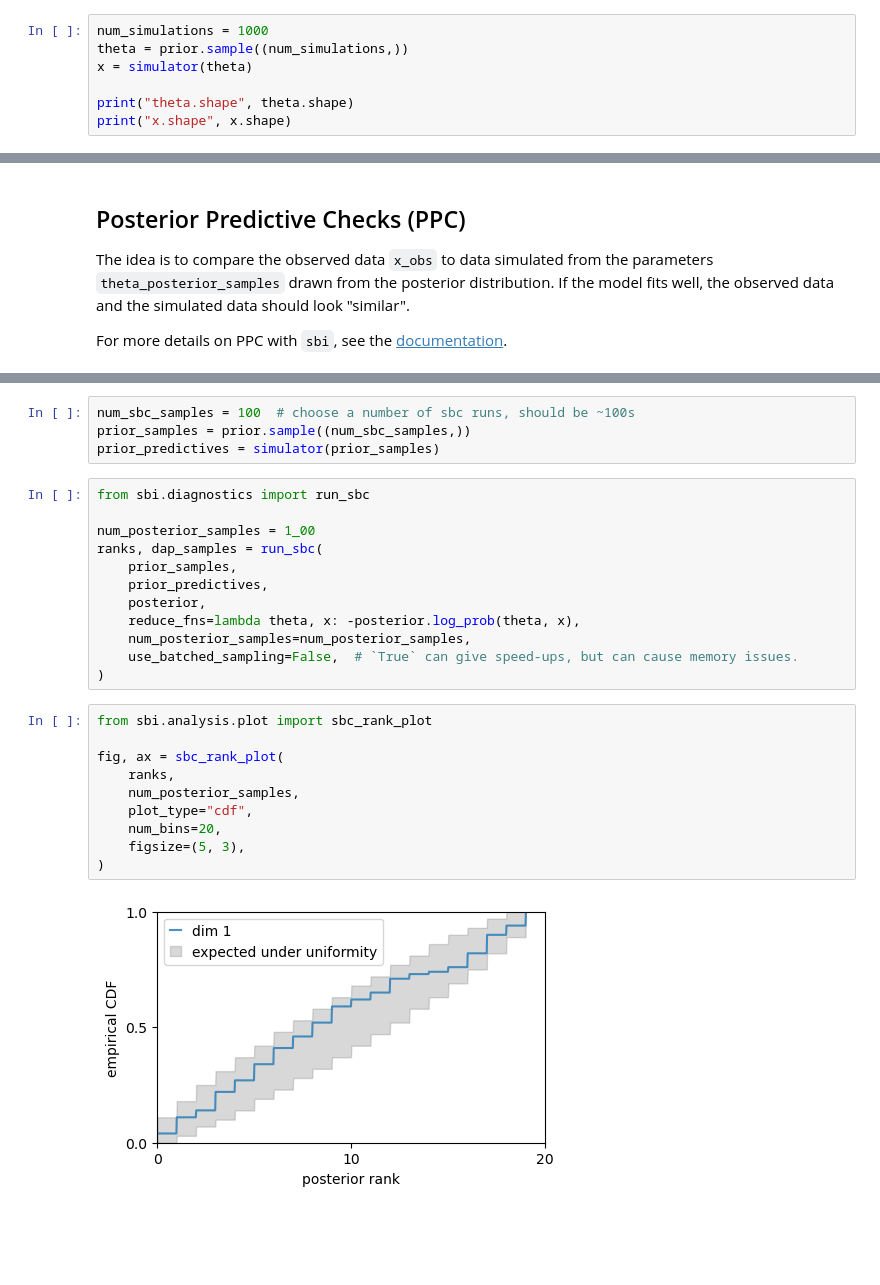
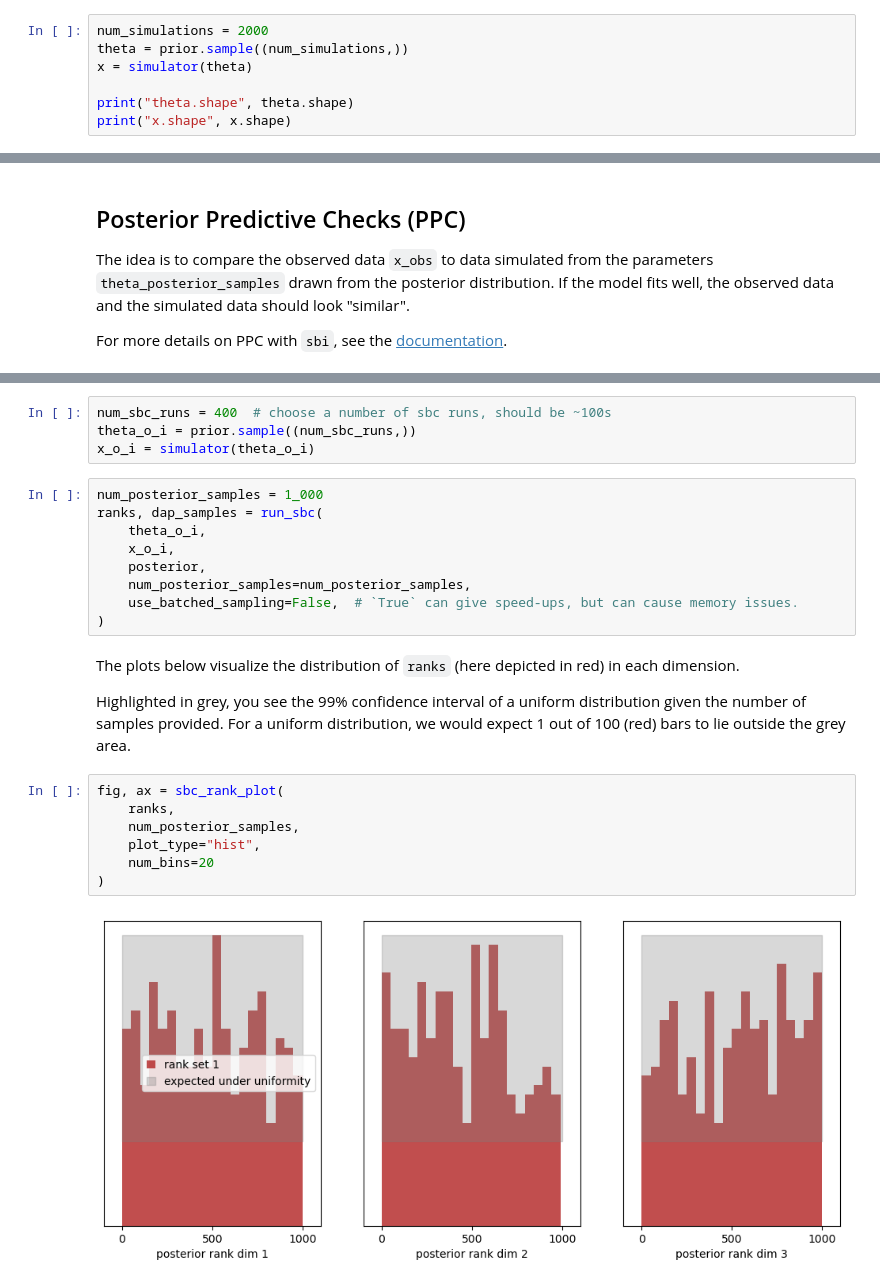
Before and after one commit to ningyuxin1999/SBI-workshop-Legend2025, a Jupyter notebook: notebooks/1_introduction_to_sbi.ipynb, the cells around one changed output, grey strips where cells are left out. Drawn from its saved outputs; the diff is of its cells as text; blank space fills up the shorter version.

```diff
--- a/notebooks/1_introduction_to_sbi.ipynb
+++ b/notebooks/1_introduction_to_sbi.ipynb
@@ -88,7 +92,7 @@ inference = NPE(prior=prior)
 # %% [markdown]
 Next, let's generate the training data, i.e. parameter-datum pairs $(\theta_i, x_i = \text{simulator}(\theta_i))$ for $i = 1, \ldots, N$. We use $N = 1000$ in this example.
 # %%
-num_simulations = 1000
+num_simulations = 2000
 theta = prior.sample((num_simulations,))
 x = simulator(theta)
 
@@ -194,30 +202,28 @@ SBC repeats these steps many times (`num_posterior_samples = 100` below) to obta
 
 For more details on SBC with `sbi`, see the [documentation](https://sbi.readthedocs.io/en/latest/advanced_tutorials/11_diagnostics_simulation_based_calibration.html).
 # %%
-num_sbc_samples = 100  # choose a number of sbc runs, should be ~100s
-prior_samples = prior.sample((num_sbc_samples,))
-prior_predictives = simulator(prior_samples)
+num_sbc_runs = 400  # choose a number of sbc runs, should be ~100s
+theta_o_i = prior.sample((num_sbc_runs,))
+x_o_i = simulator(theta_o_i)
 # %%
-from sbi.diagnostics import run_sbc
-
-num_posterior_samples = 1_00
+num_posterior_samples = 1_000
 ranks, dap_samples = run_sbc(
-    prior_samples,
-    prior_predictives,
+    theta_o_i,
+    x_o_i,
     posterior,
-    reduce_fns=lambda theta, x: -posterior.log_prob(theta, x),
     num_posterior_samples=num_posterior_samples,
     use_batched_sampling=False,  # `True` can give speed-ups, but can cause memory issues.
 )
+# %% [markdown]
+The plots below visualize the distribution of `ranks` (here depicted in red) in each dimension.
+
+Highlighted in grey, you see the 99% confidence interval of a uniform distribution given the number of samples provided. For a uniform distribution, we would expect 1 out of 100 (red) bars to lie outside the grey area.
 # %%
-from sbi.analysis.plot import sbc_rank_plot
-
 fig, ax = sbc_rank_plot(
     ranks,
     num_posterior_samples,
-    plot_type="cdf",
-    num_bins=20,
-    figsize=(5, 3),
+    plot_type="hist",
+    num_bins=20
 )
 # %% [output]
-[figure, old version]
+[figure, new version]
```
Also changed, not shown: parts of 8 cells of this notebook, 1 other file.
